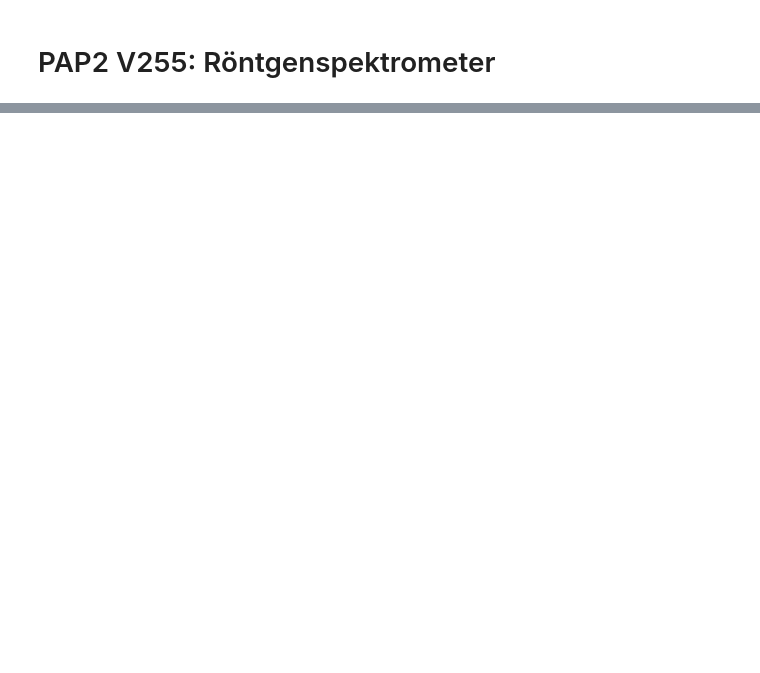
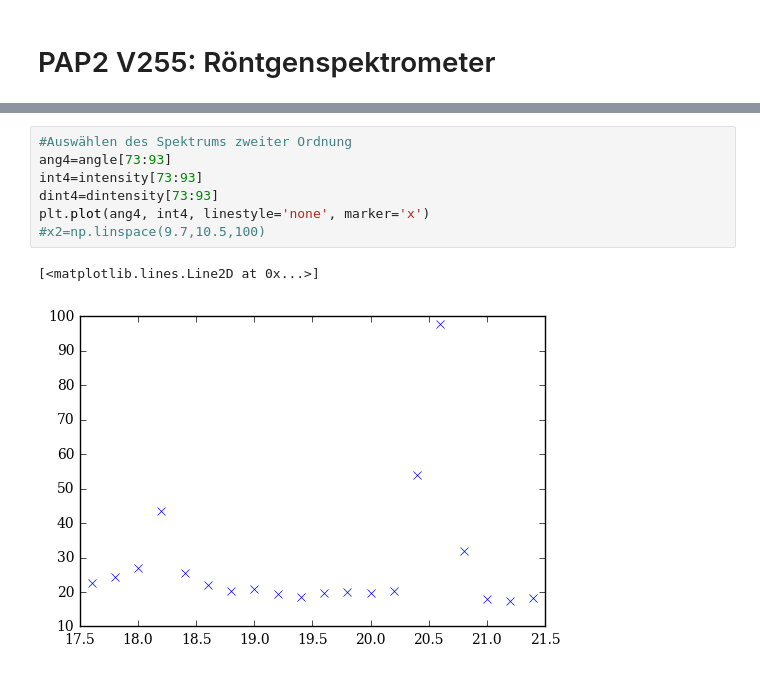
Before and after one commit to woskar/pap2-lab-training, a Jupyter notebook: v255/v255_spektrometer.ipynb, the cells around one changed output, grey strips where cells are left out. Saved outputs shown, nothing was run; the diff lists cells and outputs as text; blank space fills up the shorter version.

```diff
--- a/v255/v255_spektrometer.ipynb
+++ b/v255/v255_spektrometer.ipynb
@@ -64,0 +133,10 @@ Aufgabe 2
+# %%
+#Auswählen des Spektrums zweiter Ordnung
+ang4=angle[73:93]
+int4=intensity[73:93]
+dint4=dintensity[73:93]
+plt.plot(ang4, int4, linestyle='none', marker='x')
+#x2=np.linspace(9.7,10.5,100)
+# %% [output]
+[<matplotlib.lines.Line2D at 0x...>]
+[figure, added]
```
Also changed, not shown: parts of 10 cells of this notebook, 6 other files.
